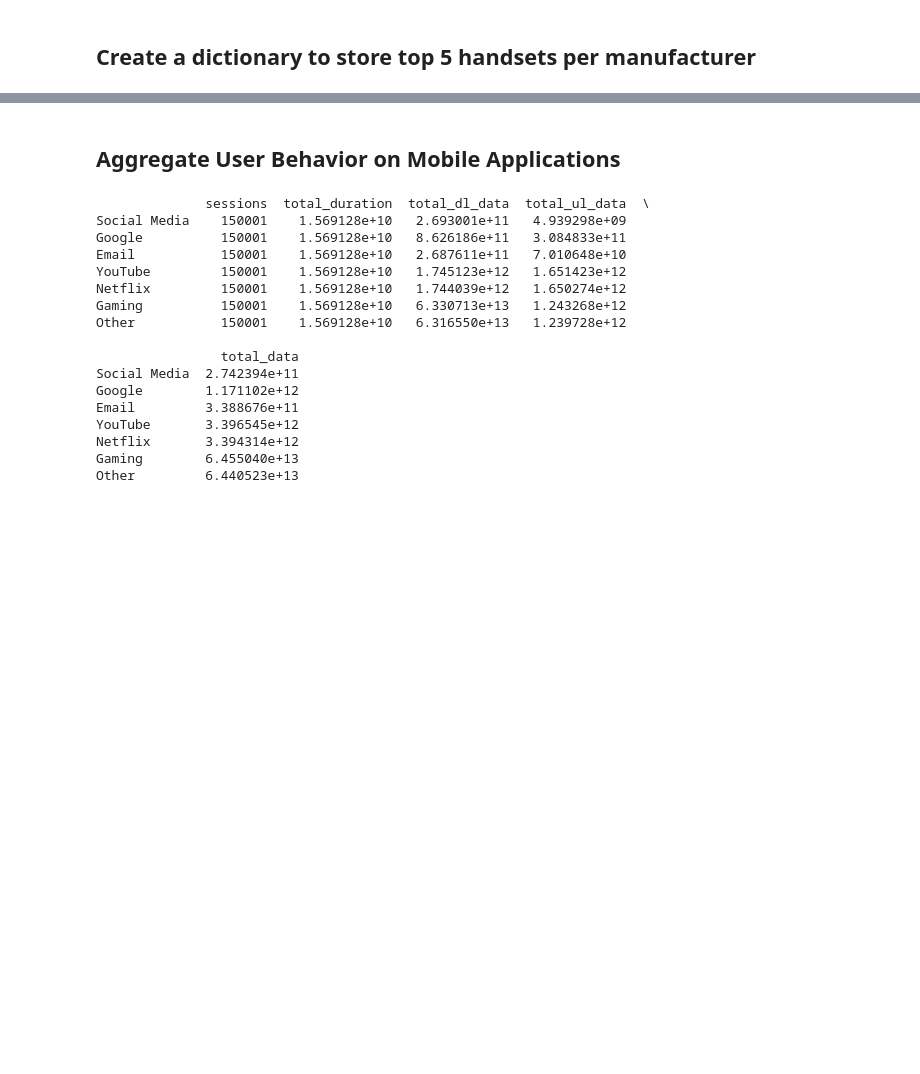
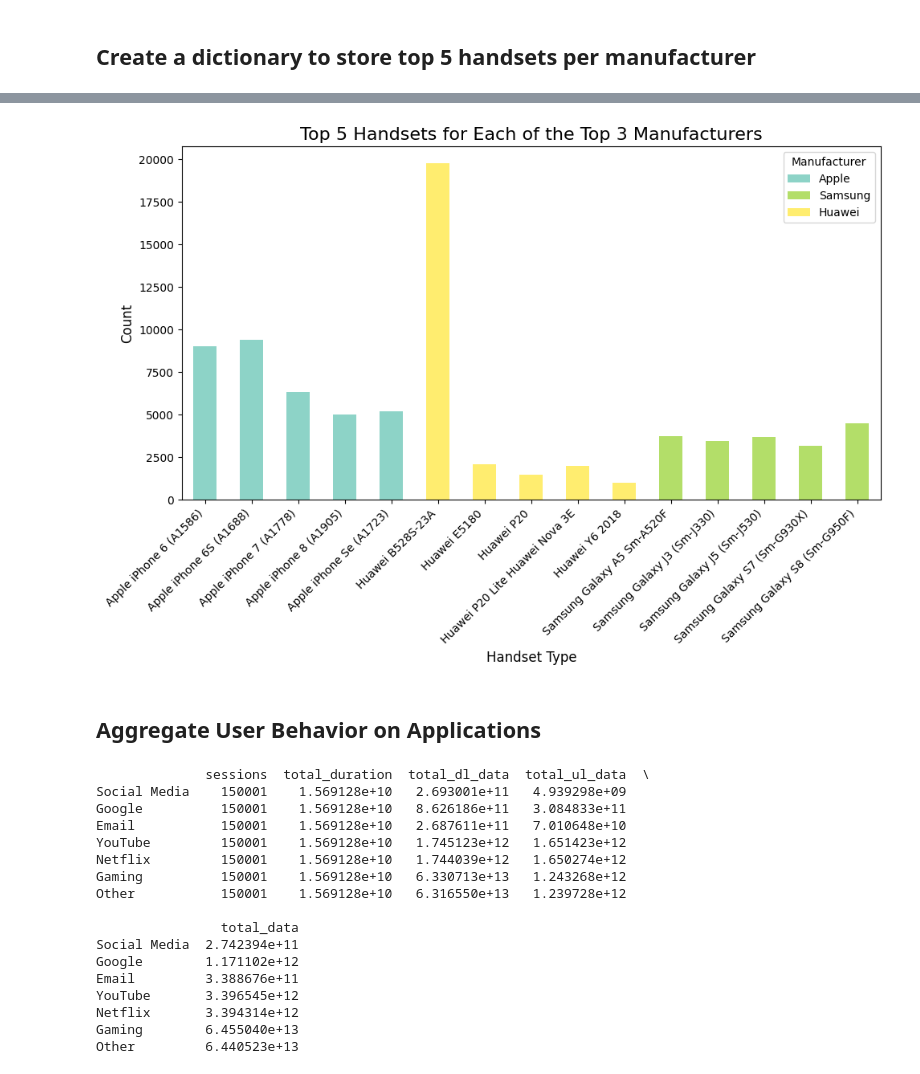
Before and after one commit to habteyesasfaw/TellCo-Telecom-User-Analytics, a Jupyter notebook: notebooks/Telecom_xDR_Analysis.ipynb, the cells around one changed output, grey strips where cells are left out. Cells and saved outputs as stored; diff of their text form; code cells hidden in the pictures; blank space fills up the shorter version.

```diff
--- a/notebooks/Telecom_xDR_Analysis.ipynb
+++ b/notebooks/Telecom_xDR_Analysis.ipynb
@@ -213,5 +194,35 @@ Name: count, dtype: int64
+# %%
+top_5_handsets_per_manufacturer = {}
+
+# Find the top 5 handsets for each of the top 3 manufacturers
+for manufacturer in top_3_manufacturers.index:
+    top_handsets = df[df['Handset Manufacturer'] == manufacturer]['Handset Type'].value_counts().head(5)
+    top_5_handsets_per_manufacturer[manufacturer] = top_handsets
+
+# Prepare data for the stacked bar chart
+df_top_handsets = pd.DataFrame(top_5_handsets_per_manufacturer).fillna(0)
+
+# Plot the stacked bar chart
+ax = df_top_handsets.plot(kind='bar', stacked=True, figsize=(10, 7), colormap='Set3')
+
+# Add labels and title
+plt.title('Top 5 Handsets for Each of the Top 3 Manufacturers', fontsize=16)
+plt.xlabel('Handset Type', fontsize=12)
+plt.ylabel('Count', fontsize=12)
+
+# Rotate x-axis labels for better readability
+plt.xticks(rotation=45, ha='right')
+
+# Show the legend
+plt.legend(title='Manufacturer')
+
+# Show the plot
+plt.tight_layout()
+plt.show()
+# %% [output]
+[figure, added]
 # %% [markdown]
-## Aggregate User Behavior on Mobile Applications
+## Aggregate User Behavior on  Applications
 # %%
 # Define application columns
 app_columns = {
```
Also changed, not shown: parts of 6 cells of this notebook.
